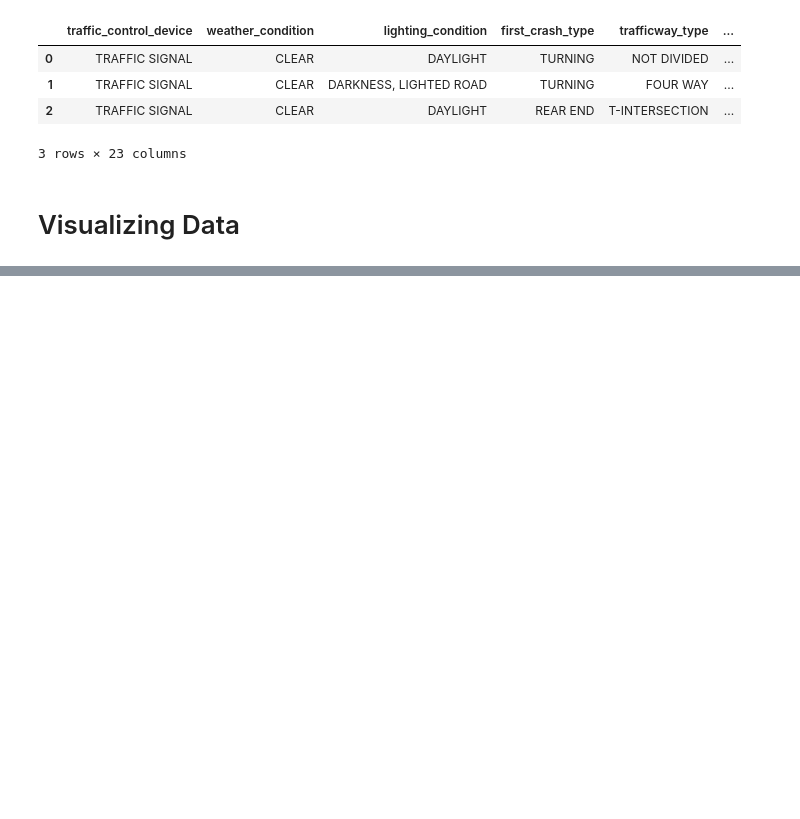
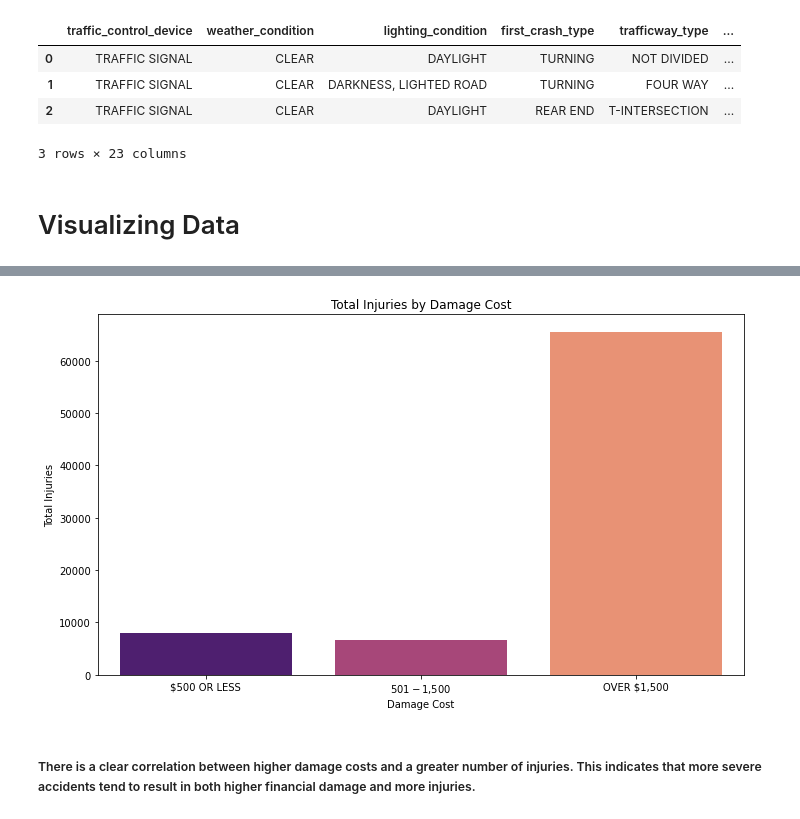
Before and after one commit to bousra1335/traffic-accidents-analysis, a Jupyter notebook: Traffic_accidents.ipynb, the cells around one changed output, grey strips where cells are left out. Saved outputs shown, nothing was run; the diff lists cells and outputs as text; code cells hidden in the pictures; blank space fills up the shorter version.

```diff
--- a/Traffic_accidents.ipynb
+++ b/Traffic_accidents.ipynb
@@ -165,0 +200,14 @@ import seaborn as sns
+# %%
+injuries = df.groupby('damage')['injuries_total'].sum().reset_index()
+
+plt.figure(figsize=(10, 6))
+sns.barplot(data=injuries, x='damage', y='injuries_total', palette='magma')
+plt.title('Total Injuries by Damage Cost')
+plt.xlabel('Damage Cost')
+plt.ylabel('Total Injuries')
+plt.tight_layout()
+plt.show()
+# %% [output]
+[figure, added]
+# %% [markdown]
+##### There is a clear correlation between higher damage costs and a greater number of injuries. This indicates that more severe accidents tend to result in both higher financial damage and more injuries.
```
Also changed, not shown: parts of 4 cells of this notebook.
